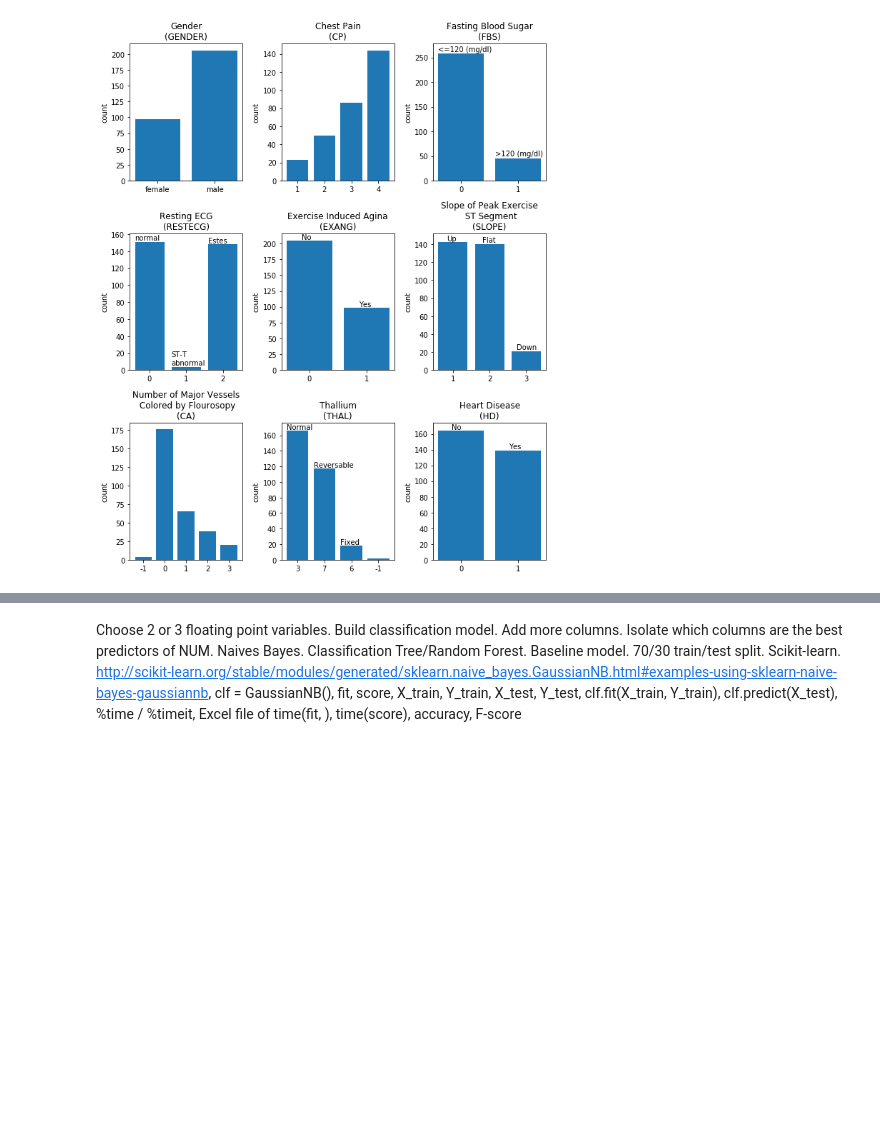
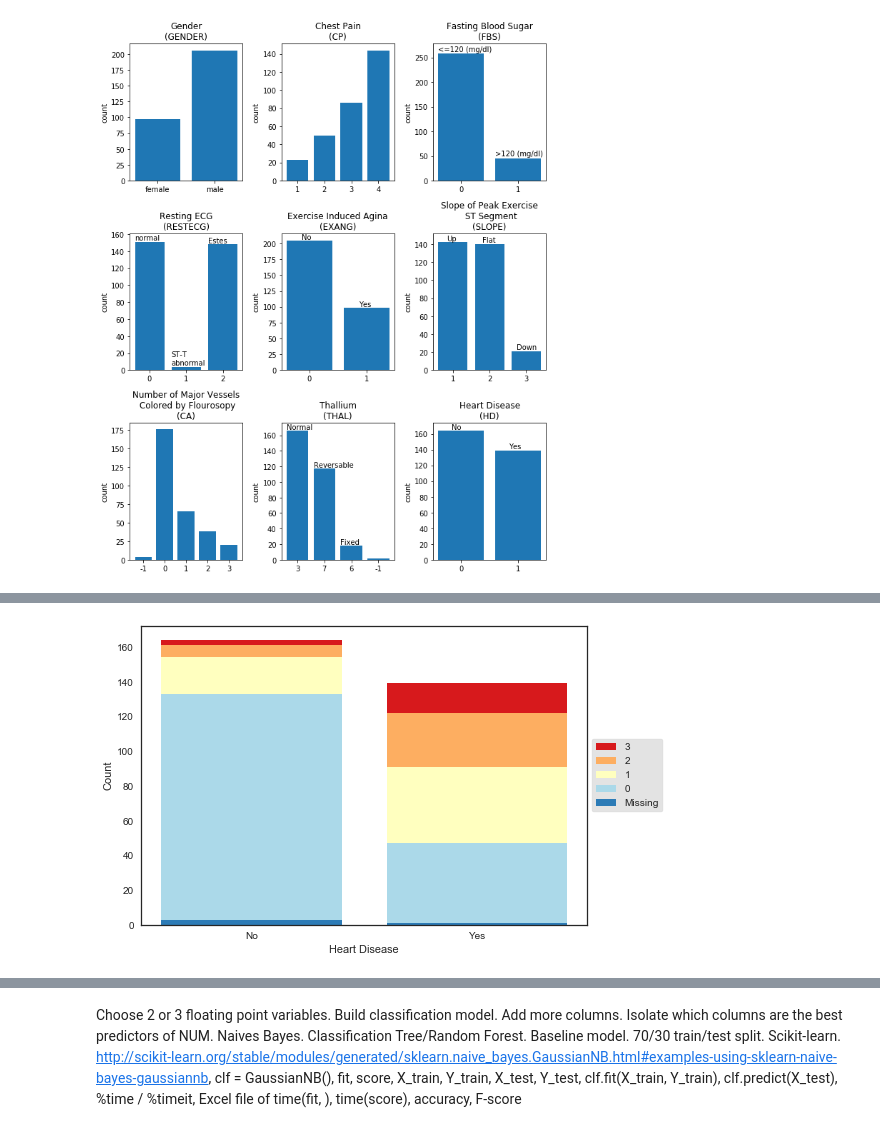
Before and after one commit to blubeck7/heart_disease, a Jupyter notebook: heart_disease.ipynb, the cells around one changed output, grey strips where cells are left out. Saved outputs shown, nothing was run; the diff lists cells and outputs as text; code cells hidden in the pictures; blank space fills up the shorter version.

```diff
--- a/heart_disease.ipynb
+++ b/heart_disease.ipynb
@@ -412,0 +380,3 @@ For floating point variables, look at max, min, range, histogram, correlation pl
+# %%
+HD = (health_data.loc[: ,"NUM"] >= 1).astype(np.int_)
+health_data = health_data.assign(HD = HD)
@@ -412,0 +394,18 @@ For floating point variables, look at max, min, range, histogram, correlation pl
+# %%
+#Q2. How well does flouroscopy test predict heart disease
+d = pd.crosstab(health_data.loc[:,"HD"],health_data.loc[:,"CA"]).T.cumsum()
+fig = plt.figure()
+ax = fig.add_subplot(111)
+rect4 = ax.bar([0,1], d.iloc[4,:], color = "#d7191c")
+rect3 = ax.bar([0,1], d.iloc[3,:], color = "#fdae61")
+rect2 = ax.bar([0,1], d.iloc[2,:], color = "#ffffbf")
+rect1 = ax.bar([0,1], d.iloc[1,:], color = "#abd9e9")
+rect0 = ax.bar([0,1], d.iloc[0,:], color = "#2c7bb6")
+ax.legend([rect4,rect3,rect2,rect1,rect0],[3,2,1,0,"Missing"], loc='center left', bbox_to_anchor=(1.0, 0.5),
+         facecolor = "#dddddd", frameon = True)
+ax.set_xticks([0,1])
+ax.set_xticklabels(["No","Yes"])
+ax.set(xlabel="Heart Disease", ylabel="Count")
+plt.show()
+# %% [output]
+[figure, added]
```
Also changed, not shown: parts of 19 cells of this notebook, 1 other file.
